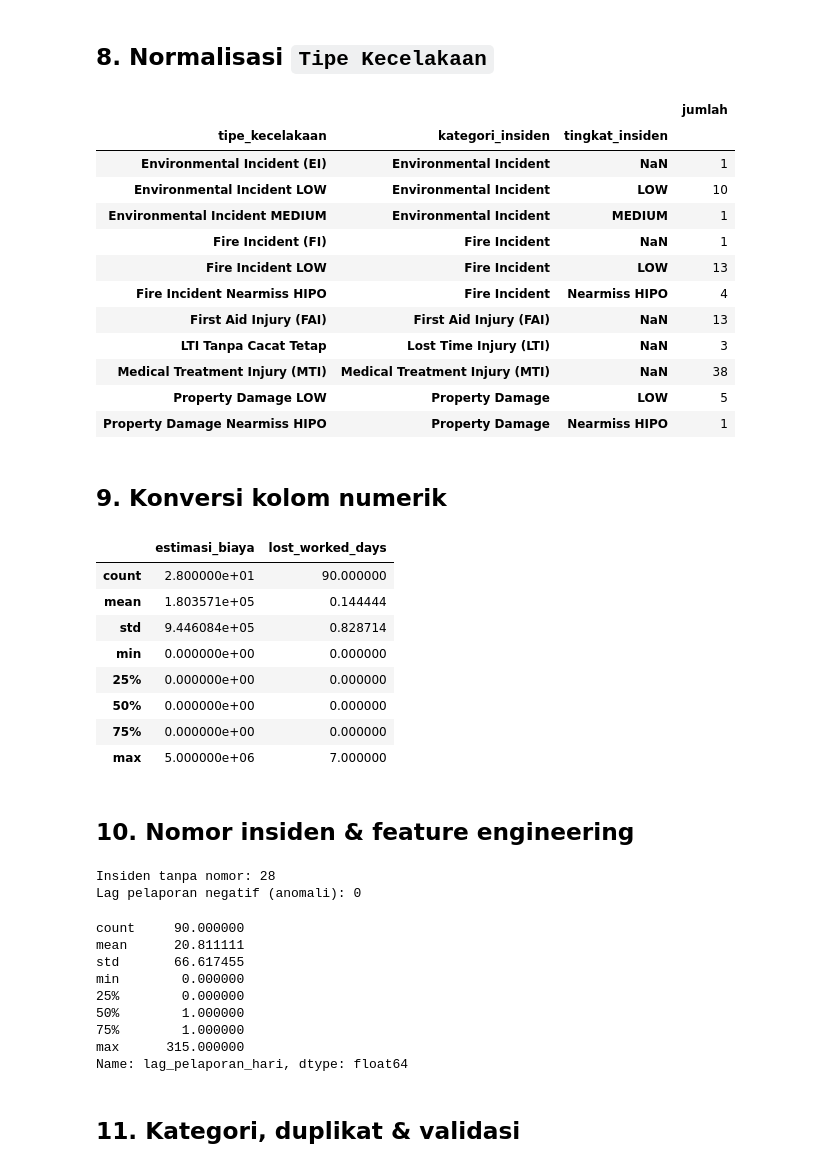
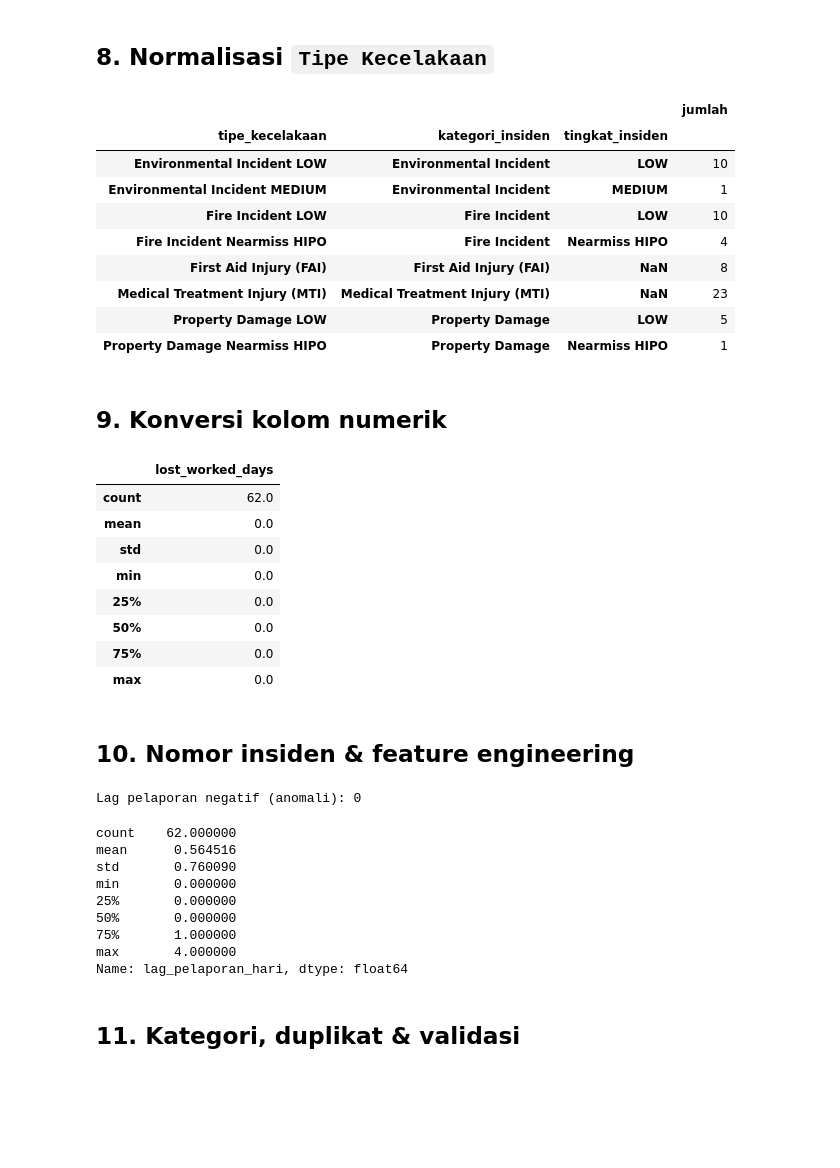
Before and after one commit to EndikaFitra/analisa_data_insiden, a Jupyter notebook: preprocessing_data_incident.ipynb, the cells around one changed output. Saved outputs shown, nothing was run; the diff lists cells and outputs as text; code cells hidden in the pictures; blank space fills up the shorter version.

```diff
--- a/preprocessing_data_incident.ipynb
+++ b/preprocessing_data_incident.ipynb
@@ -171,0 +177,9 @@ df.columns.tolist()
+# %%
+n_before = len(df)
+df["nomor_insiden"] = df["nomor_insiden"].astype("string").str.strip().replace("", pd.NA)
+df = df[df["nomor_insiden"].notna()].reset_index(drop=True)
+print(f"Baris dihapus: {n_before - len(df)} | sisa: {len(df)}")
+
+# Kolom estimasi biaya tidak digunakan
+df = df.drop(columns=["estimasi_biaya"])
+print("Kolom estimasi_biaya dihapus")
@@ -396,40 +413,35 @@ df.groupby(["tipe_kecelakaan", "kategori_insiden", "tingkat_insiden"], dropna=Fa
 # %% [output]
 |  |  |  | jumlah |
 | tipe_kecelakaan | kategori_insiden | tingkat_insiden |  |
-| Environmental Incident (EI) | Environmental Incident | NaN | 1 |
 | Environmental Incident LOW | Environmental Incident | LOW | 10 |
 | Environmental Incident MEDIUM | Environmental Incident | MEDIUM | 1 |
-| Fire Incident (FI) | Fire Incident | NaN | 1 |
-| Fire Incident LOW | Fire Incident | LOW | 13 |
+| Fire Incident LOW | Fire Incident | LOW | 10 |
 | Fire Incident Nearmiss HIPO | Fire Incident | Nearmiss HIPO | 4 |
-| First Aid Injury (FAI) | First Aid Injury (FAI) | NaN | 13 |
-| LTI Tanpa Cacat Tetap | Lost Time Injury (LTI) | NaN | 3 |
-| Medical Treatment Injury (MTI) | Medical Treatment Injury (MTI) | NaN | 38 |
+| First Aid Injury (FAI) | First Aid Injury (FAI) | NaN | 8 |
+| Medical Treatment Injury (MTI) | Medical Treatment Injury (MTI) | NaN | 23 |
 | Property Damage LOW | Property Damage | LOW | 5 |
 | Property Damage Nearmiss HIPO | Property Damage | Nearmiss HIPO | 1 |
 # %% [markdown]
 ## 9. Konversi kolom numerik
 # %%
-df["estimasi_biaya"] = pd.to_numeric(df["estimasi_biaya"], errors="coerce")
 df["lost_worked_days"] = pd.to_numeric(df["lost_worked_days"], errors="coerce").fillna(0).astype(int)
-df[["estimasi_biaya", "lost_worked_days"]].describe()
+df[["lost_worked_days"]].describe()
 # %% [output]
-|  | estimasi_biaya | lost_worked_days |
-| count | 2.800000e+01 | 90.000000 |
-| mean | 1.803571e+05 | 0.144444 |
-| std | 9.446084e+05 | 0.828714 |
-| min | 0.000000e+00 | 0.000000 |
-| 25% | 0.000000e+00 | 0.000000 |
-| 50% | 0.000000e+00 | 0.000000 |
-| 75% | 0.000000e+00 | 0.000000 |
-| max | 5.000000e+06 | 7.000000 |
+|  | lost_worked_days |
+| count | 62.0 |
+| mean | 0.0 |
+| std | 0.0 |
+| min | 0.0 |
+| 25% | 0.0 |
+| 50% | 0.0 |
+| 75% | 0.0 |
+| max | 0.0 |
 # %% [markdown]
 ## 10. Nomor insiden & feature engineering
 # %%
 parts = df["nomor_insiden"].str.extract(r"^(?P<jenis_laporan>[A-Z]+)/(?P<kode_unit>[A-Z]+)/(?P<tahun_no>\d{4})/(?P<urut>\d+)$")
 df["jenis_laporan"] = parts["jenis_laporan"].map({"INC": "Incident", "NMS": "Near Miss"})
 df["kode_unit"] = parts["kode_unit"]
-df["has_nomor_insiden"] = df["nomor_insiden"].notna()
 
 # Fitur waktu
 df["tahun"] = df["tanggal_kejadian"].dt.year
@@ -443,20 +455,18 @@ df["lag_pelaporan_hari"] = (df["tanggal_pelaporan"] - df["tanggal_kejadian"]).dt
 # Indikator ketersediaan data korban
 df["ada_korban_teridentifikasi"] = df["nama_korban"].notna()
 
-print("Insiden tanpa nomor:", (~df["has_nomor_insiden"]).sum())
 print("Lag pelaporan negatif (anomali):", (df["lag_pelaporan_hari"] < 0).sum())
 df["lag_pelaporan_hari"].describe()
 # %% [output]
-Insiden tanpa nomor: 28
 Lag pelaporan negatif (anomali): 0
-count     90.000000
-mean      20.811111
-std       66.617455
-min        0.000000
-25%        0.000000
-50%        1.000000
-75%        1.000000
-max      315.000000
+count    62.000000
+mean      0.564516
+std       0.760090
+min       0.000000
+25%       0.000000
+50%       0.000000
+75%       1.000000
+max       4.000000
 Name: lag_pelaporan_hari, dtype: float64
 # %% [markdown]
 ## 11. Kategori, duplikat & validasi
```
Also changed, not shown: parts of 11 cells of this notebook, 6 other files.
